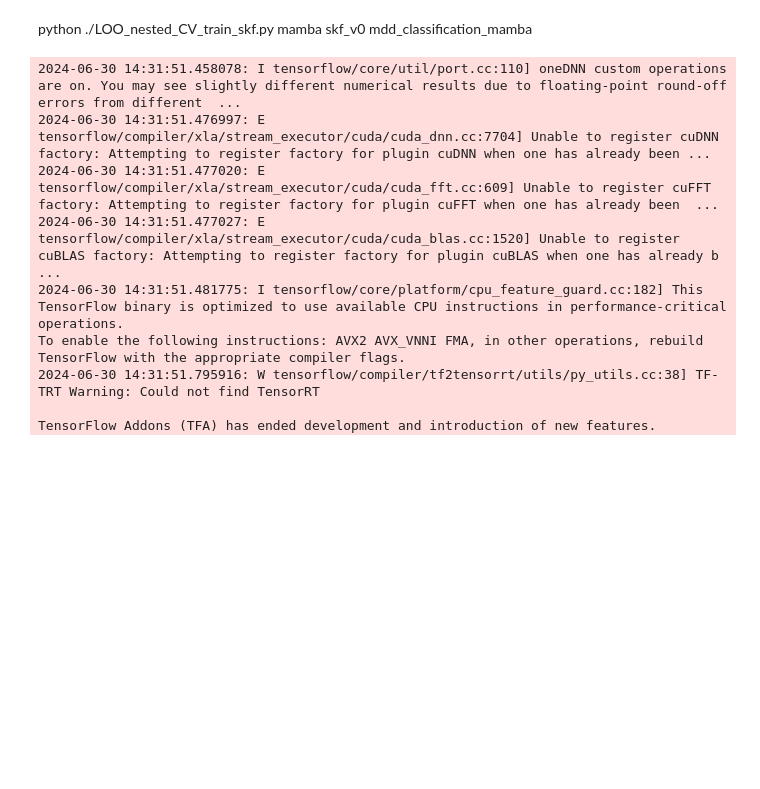
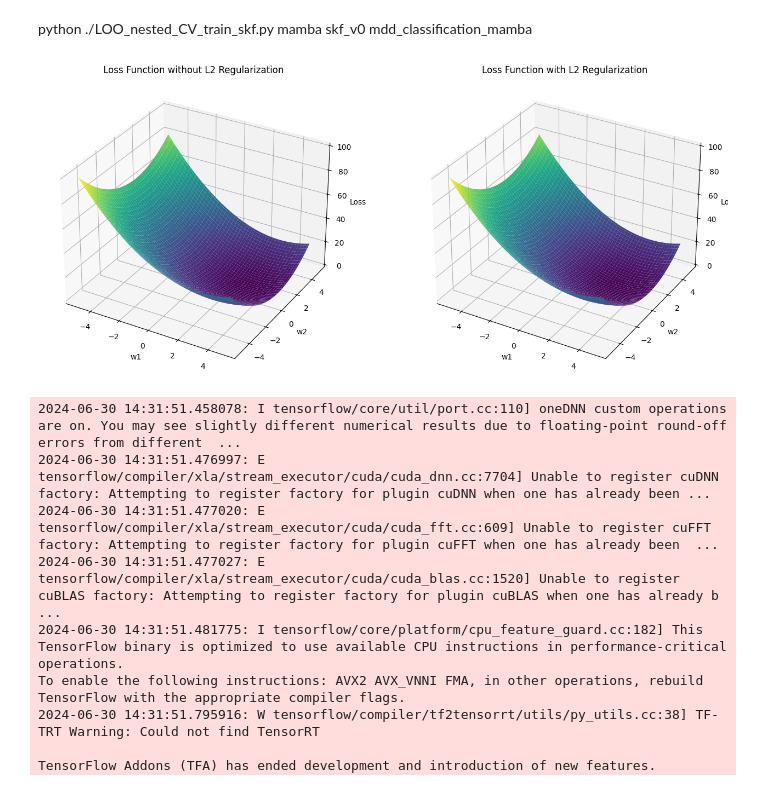
Before and after one commit to jinyuanwong/fnirs-treatment-response-prediction, a Jupyter notebook: playground.ipynb, the cells around one changed output. Saved outputs shown, nothing was run; the diff lists cells and outputs as text; code cells hidden in the pictures; blank space fills up the shorter version.

```diff
--- a/playground.ipynb
+++ b/playground.ipynb
@@ -1,5 +1,45 @@
 # %% [markdown]
 python ./LOO_nested_CV_train_skf.py mamba skf_v0 mdd_classification_mamba
+# %%
+import numpy as np
+import matplotlib.pyplot as plt
+from mpl_toolkits.mplot3d import Axes3D
+
+# Define the grid of weights
+w1 = np.linspace(-5, 5, 100)
+w2 = np.linspace(-5, 5, 100)
+w1, w2 = np.meshgrid(w1, w2)
+
+# Define the data loss function (e.g., mean squared error)
+data_loss = (w1 - 3)**2 + (w2 - 1)**2
+
+# Define the L2 regularization term
+l2_lambda = 0.001
+l2_loss = data_loss + l2_lambda * (w1**2 + w2**2)
+
+# Create the plots
+fig = plt.figure(figsize=(14, 6))
+
+# Plot without regularization
+ax1 = fig.add_subplot(121, projection='3d')
+ax1.plot_surface(w1, w2, data_loss, cmap='viridis')
+ax1.set_title('Loss Function without L2 Regularization')
+ax1.set_xlabel('w1')
+ax1.set_ylabel('w2')
+ax1.set_zlabel('Loss')
+
+# Plot with L2 regularization
+ax2 = fig.add_subplot(122, projection='3d')
+ax2.plot_surface(w1, w2, l2_loss, cmap='viridis')
+ax2.set_title('Loss Function with L2 Regularization')
+ax2.set_xlabel('w1')
+ax2.set_ylabel('w2')
+ax2.set_zlabel('Loss')
+
+plt.tight_layout()
+plt.show()
+# %% [output]
+[figure, added]
 # %%
 import sys
 import time
```
Also changed, not shown: 7 other files.
